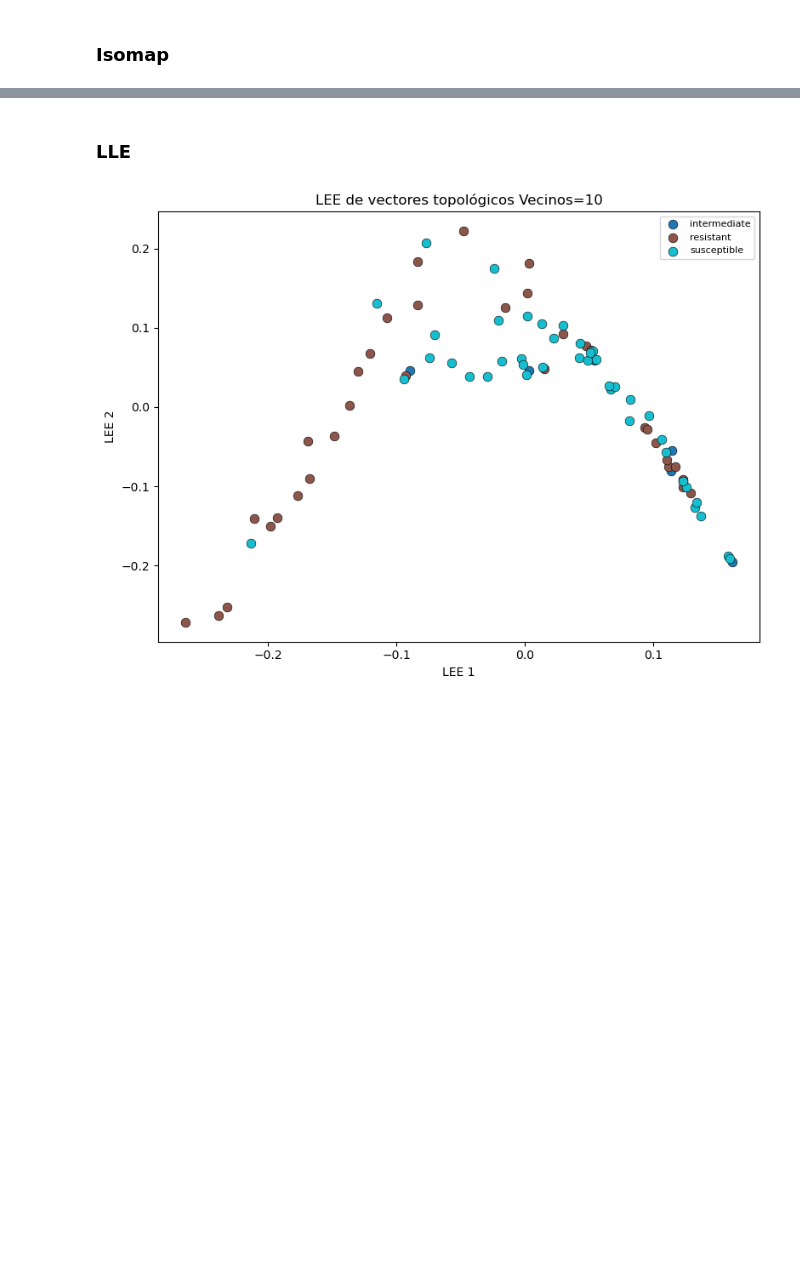
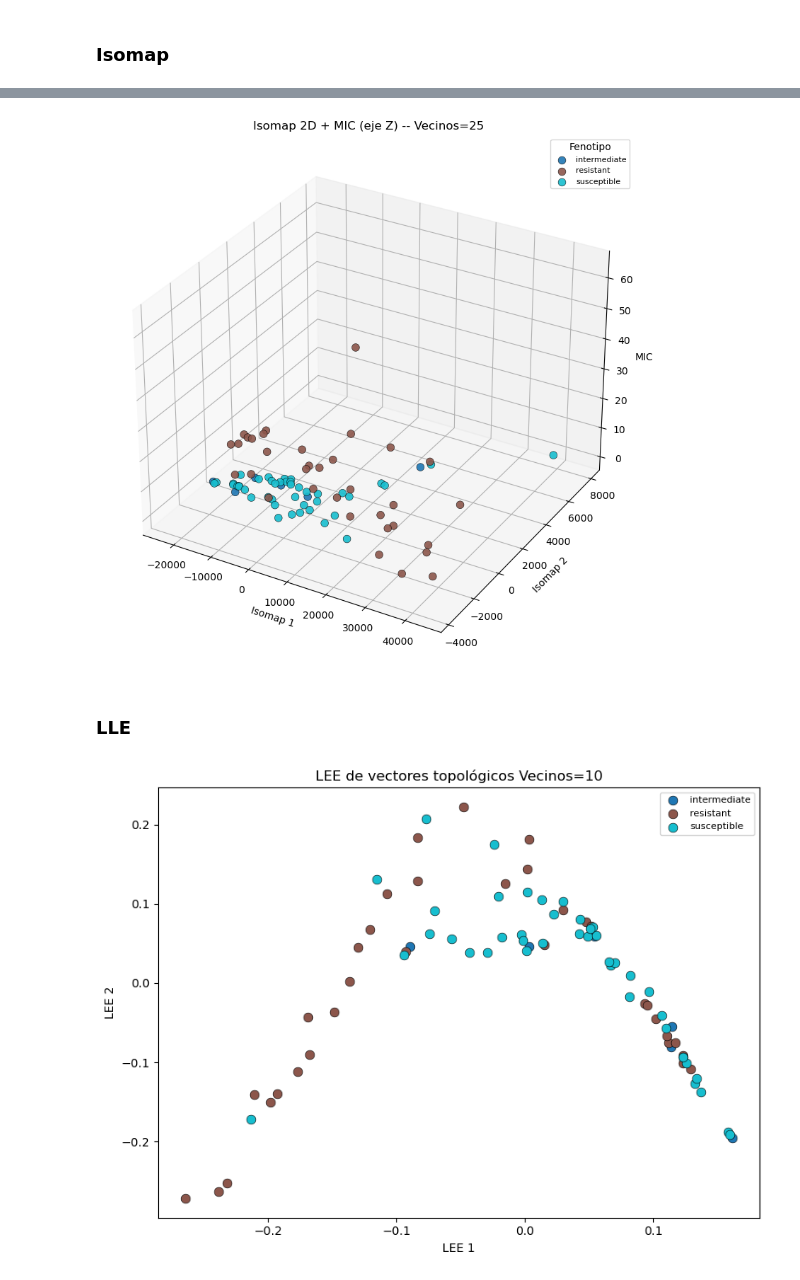
Before and after one commit to gerocharuiz/KmerTopology, a Jupyter notebook: notebooks/reduction_dim.ipynb, the cells around one changed output, grey strips where cells are left out. Drawn from its saved outputs; the diff is of its cells as text; code cells hidden in the pictures; blank space fills up the shorter version.

```diff
--- a/notebooks/reduction_dim.ipynb
+++ b/notebooks/reduction_dim.ipynb
@@ -278,3 +496,20 @@ plot_label_scatter(
+# %%
+plot_mic_scatter_3d(
+    coords_2d=X_iso,
+    mic_values=mic_usados,
+    labels=labels_usados,
+    ids=ids_usados,
+    annotate=False,
+    out_path="/files2/gerardo/KmerTopology/results/figures/optimized_pipeline/Isomap_mic_25.png",
+    title="Isomap 2D + MIC (eje Z) -- Vecinos=25",
+    xlabel="Isomap 1",
+    ylabel="Isomap 2",
+    zlabel="MIC",
+    log_mic=False,
+    show=True,
+)
+# %% [output]
+[figure, added]
 # %% [markdown]
 ### LLE
 # %%
```
Also changed, not shown: parts of 13 cells of this notebook.
